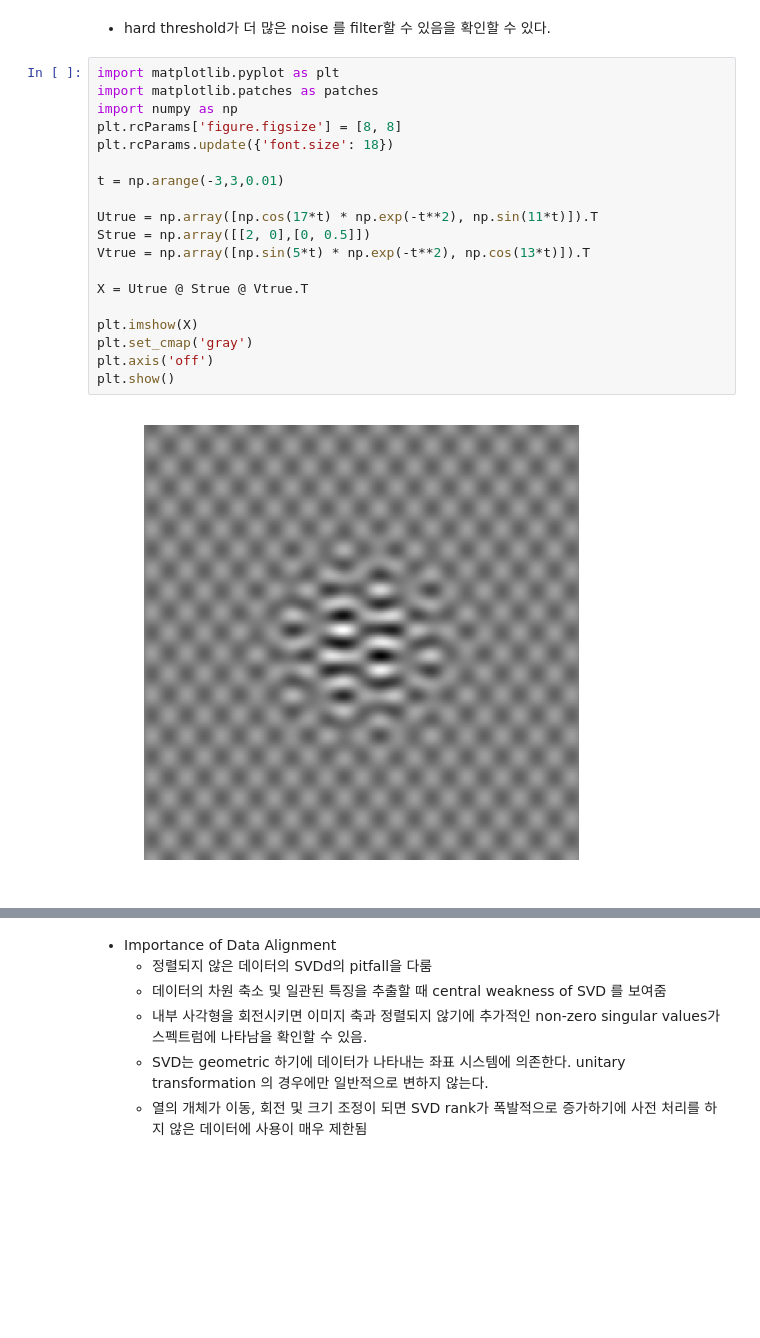
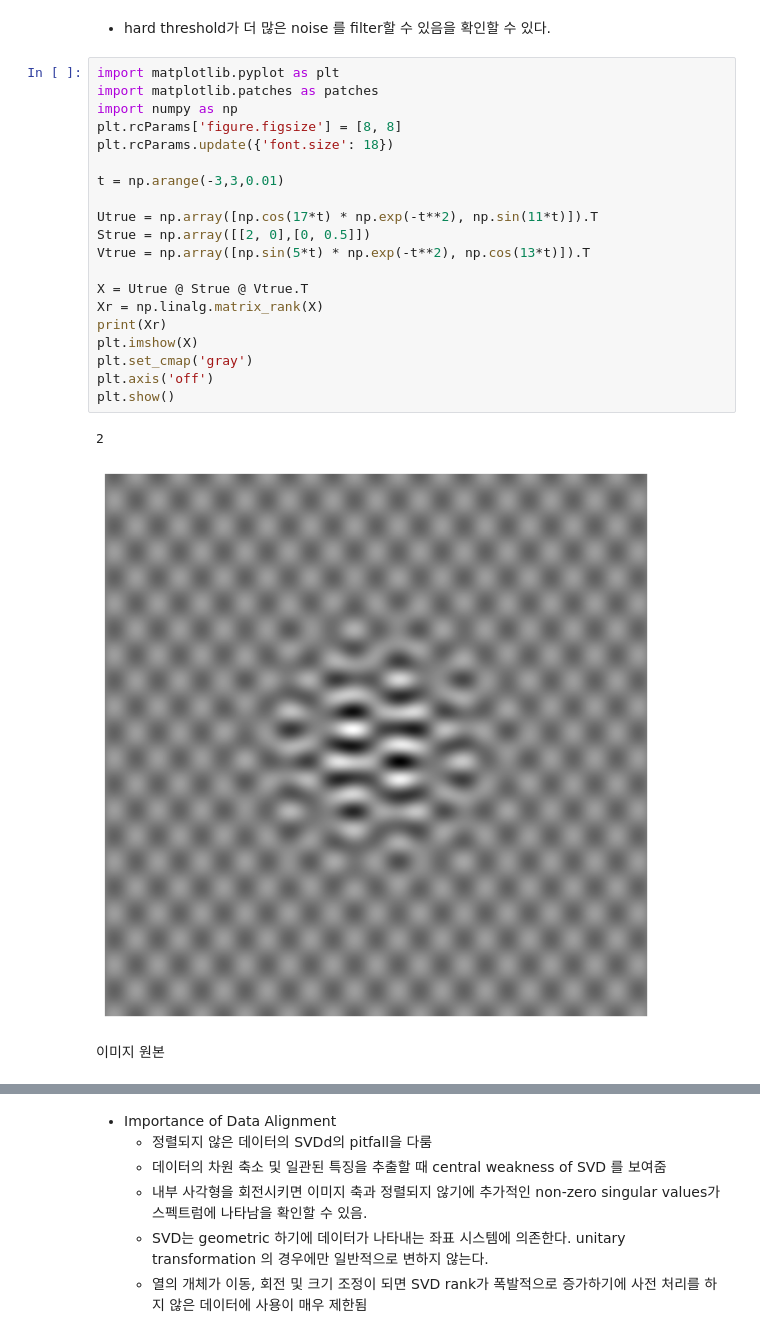
Before and after one commit to ggory15/data_book_rci, a Jupyter notebook: CH01/CH01_SEC07_rci.ipynb, the cells around one changed output, grey strips where cells are left out. Cells and saved outputs as stored; diff of their text form; blank space fills up the shorter version.

```diff
--- a/CH01/CH01_SEC07_rci.ipynb
+++ b/CH01/CH01_SEC07_rci.ipynb
@@ -22,23 +22,27 @@
 # %%
 import matplotlib.pyplot as plt
 import matplotlib.patches as patches
 import numpy as np
 plt.rcParams['figure.figsize'] = [8, 8]
 plt.rcParams.update({'font.size': 18})
 
 t = np.arange(-3,3,0.01)
 
 Utrue = np.array([np.cos(17*t) * np.exp(-t**2), np.sin(11*t)]).T
 Strue = np.array([[2, 0],[0, 0.5]])
 Vtrue = np.array([np.sin(5*t) * np.exp(-t**2), np.cos(13*t)]).T
 
 X = Utrue @ Strue @ Vtrue.T
-
+Xr = np.linalg.matrix_rank(X)
+print(Xr)
 plt.imshow(X)
 plt.set_cmap('gray')
 plt.axis('off')
 plt.show()
 # %% [output]
+2
-[figure, old version]
+[figure, new version]
+# %% [markdown]
+이미지 원본
 # %%
 sigma = 1
```
Also changed, not shown: parts of 14 cells of this notebook, 4 other files.
